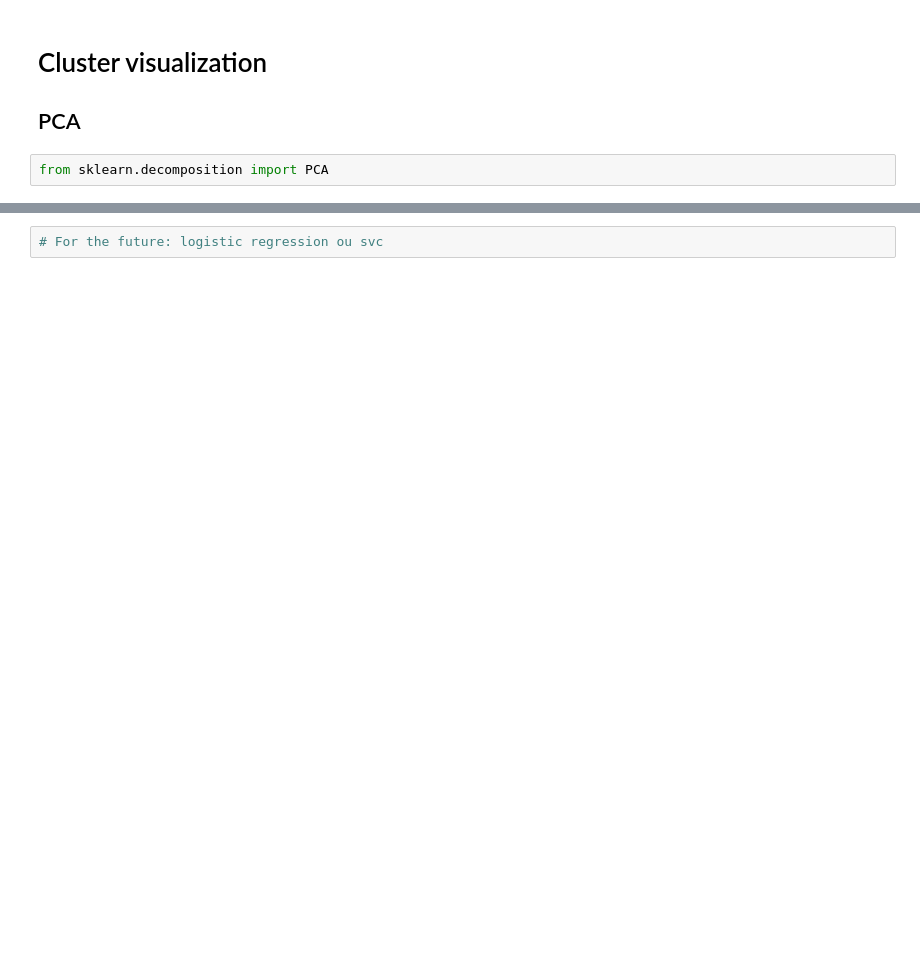
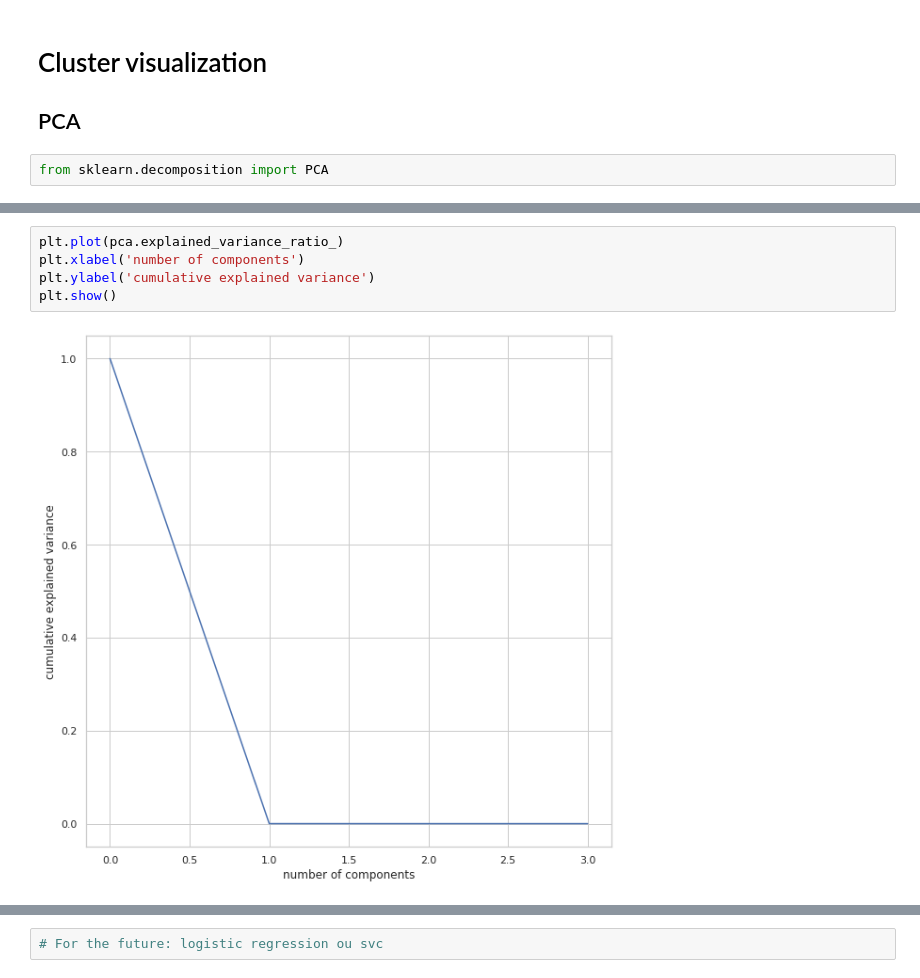
Before and after one commit to marcelodof/spotify-analysis, a Jupyter notebook: notebook/SpotifyExplorationNotebook.ipynb, the cells around one changed output, grey strips where cells are left out. Drawn from its saved outputs; the diff is of its cells as text; blank space fills up the shorter version.

```diff
--- a/notebook/SpotifyExplorationNotebook.ipynb
+++ b/notebook/SpotifyExplorationNotebook.ipynb
@@ -262,0 +285,7 @@ df_pca.head()
+# %%
+plt.plot(pca.explained_variance_ratio_)
+plt.xlabel('number of components')
+plt.ylabel('cumulative explained variance')
+plt.show()
+# %% [output]
+[figure, added]
```
Also changed, not shown: parts of 9 cells of this notebook.
